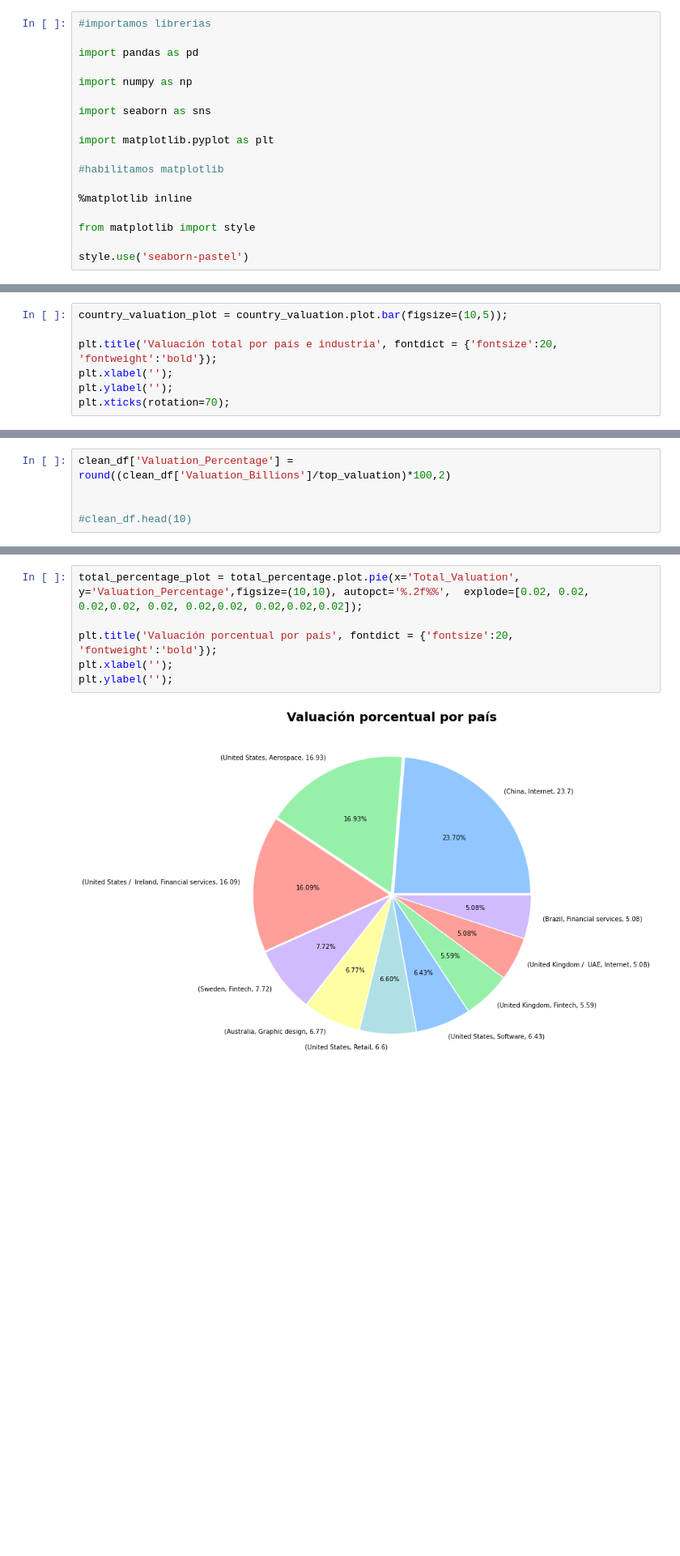
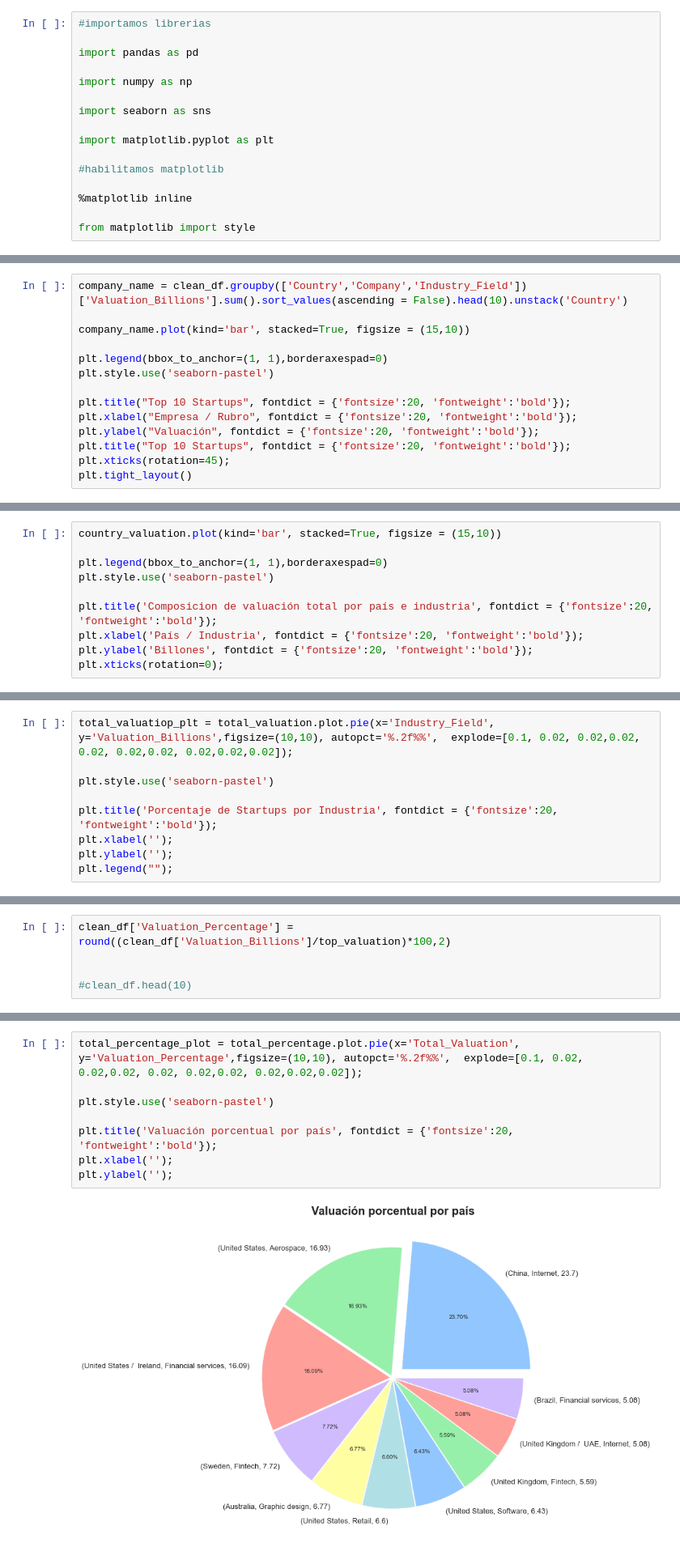
Before and after one commit to Franblar/Proyecto-Final---Startups, a Jupyter notebook: Análisis de datos - Startups.ipynb, the cells around one changed output, grey strips where cells are left out. Shown: that part at 81% size. Drawn from its saved outputs; the diff is of its cells as text; blank space fills up the shorter version.

```diff
--- a/Análisis de datos - Startups.ipynb
+++ b/Análisis de datos - Startups.ipynb
@@ -52,8 +56,6 @@ import matplotlib.pyplot as plt
 %matplotlib inline
 
 from matplotlib import style
-
-style.use('seaborn-pastel')
 # %%
 #definimos el path al Dataset e importamos los datos al Dataframe
 
@@ -257,0 +316,14 @@ plt.xticks(rotation=70);
+# %%
+company_name = clean_df.groupby(['Country','Company','Industry_Field'])['Valuation_Billions'].sum().sort_values(ascending = False).head(10).unstack('Country')
+
+company_name.plot(kind='bar', stacked=True, figsize = (15,10))
+
+plt.legend(bbox_to_anchor=(1, 1),borderaxespad=0)
+plt.style.use('seaborn-pastel')
+
+plt.title("Top 10 Startups", fontdict = {'fontsize':20, 'fontweight':'bold'});
+plt.xlabel("Empresa / Rubro", fontdict = {'fontsize':20, 'fontweight':'bold'});
+plt.ylabel("Valuación", fontdict = {'fontsize':20, 'fontweight':'bold'});
+plt.title("Top 10 Startups", fontdict = {'fontsize':20, 'fontweight':'bold'});
+plt.xticks(rotation=45);
+plt.tight_layout()
@@ -264,8 +355,11 @@ valuation_df = country_valuation.to_frame()
 # %%
-country_valuation_plot = country_valuation.plot.bar(figsize=(10,5));
+country_valuation.plot(kind='bar', stacked=True, figsize = (15,10))
 
-plt.title('Valuación total por país e industria', fontdict = {'fontsize':20, 'fontweight':'bold'});
-plt.xlabel('');
-plt.ylabel('');
-plt.xticks(rotation=70);
+plt.legend(bbox_to_anchor=(1, 1),borderaxespad=0)
+plt.style.use('seaborn-pastel')
+
+plt.title('Composicion de valuación total por país e industria', fontdict = {'fontsize':20, 'fontweight':'bold'});
+plt.xlabel('País / Industria', fontdict = {'fontsize':20, 'fontweight':'bold'});
+plt.ylabel('Billones', fontdict = {'fontsize':20, 'fontweight':'bold'});
+plt.xticks(rotation=0);
 # %% [output]
@@ -278,0 +388,9 @@ hue - seaborn
+# %%
+total_valuatiop_plt = total_valuation.plot.pie(x='Industry_Field', y='Valuation_Billions',figsize=(10,10), autopct='%.2f%%',  explode=[0.1, 0.02, 0.02,0.02, 0.02, 0.02,0.02, 0.02,0.02,0.02]);
+
+plt.style.use('seaborn-pastel')
+
+plt.title('Porcentaje de Startups por Industria', fontdict = {'fontsize':20, 'fontweight':'bold'});
+plt.xlabel('');
+plt.ylabel('');
+plt.legend("");
@@ -311,10 +443,12 @@ total_percentage.to_frame()
 | United Kingdom / UAE | Internet | 5.08 | 30.0 |
 | Brazil | Financial services | 5.08 | 30.0 |
 # %%
-total_percentage_plot = total_percentage.plot.pie(x='Total_Valuation', y='Valuation_Percentage',figsize=(10,10), autopct='%.2f%%',  explode=[0.02, 0.02, 0.02,0.02, 0.02, 0.02,0.02, 0.02,0.02,0.02]);
+total_percentage_plot = total_percentage.plot.pie(x='Total_Valuation', y='Valuation_Percentage',figsize=(10,10), autopct='%.2f%%',  explode=[0.1, 0.02, 0.02,0.02, 0.02, 0.02,0.02, 0.02,0.02,0.02]);
+
+plt.style.use('seaborn-pastel')
 
 plt.title('Valuación porcentual por país', fontdict = {'fontsize':20, 'fontweight':'bold'});
 plt.xlabel('');
 plt.ylabel('');
 # %% [output]
-[figure, old version]
+[figure, new version]
```
Also changed, not shown: parts of 50 cells of this notebook.
